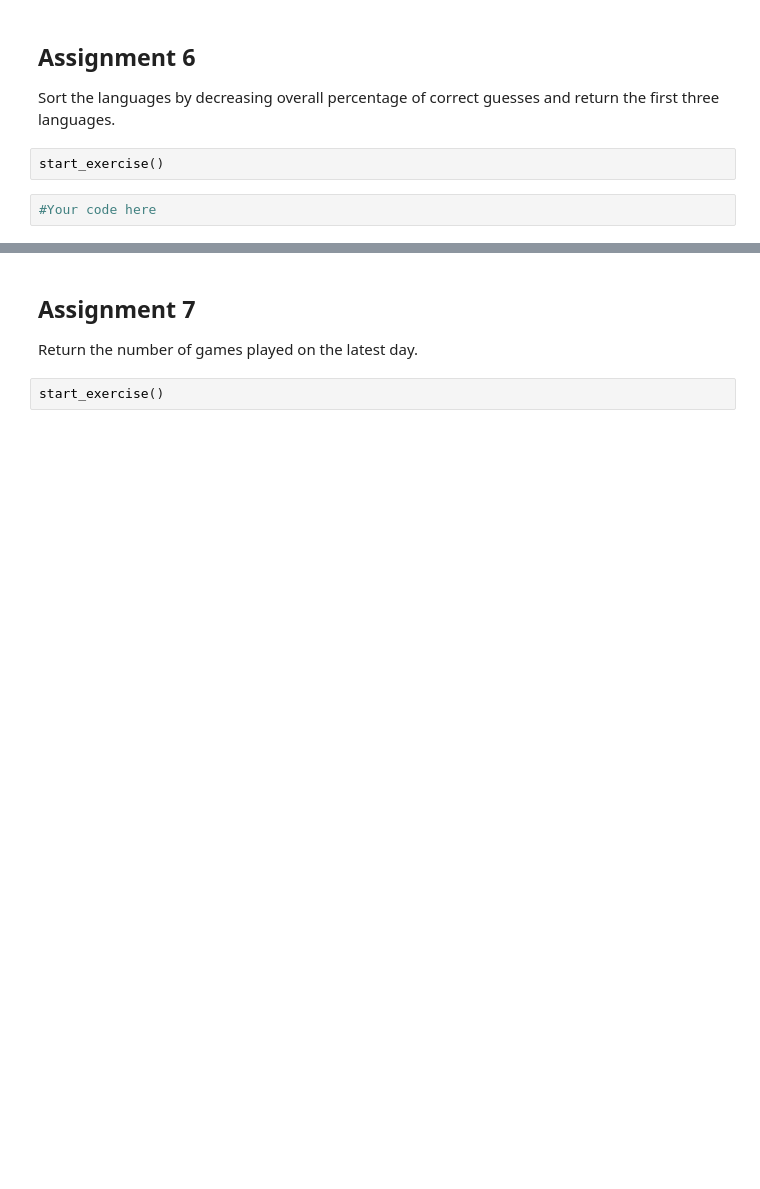
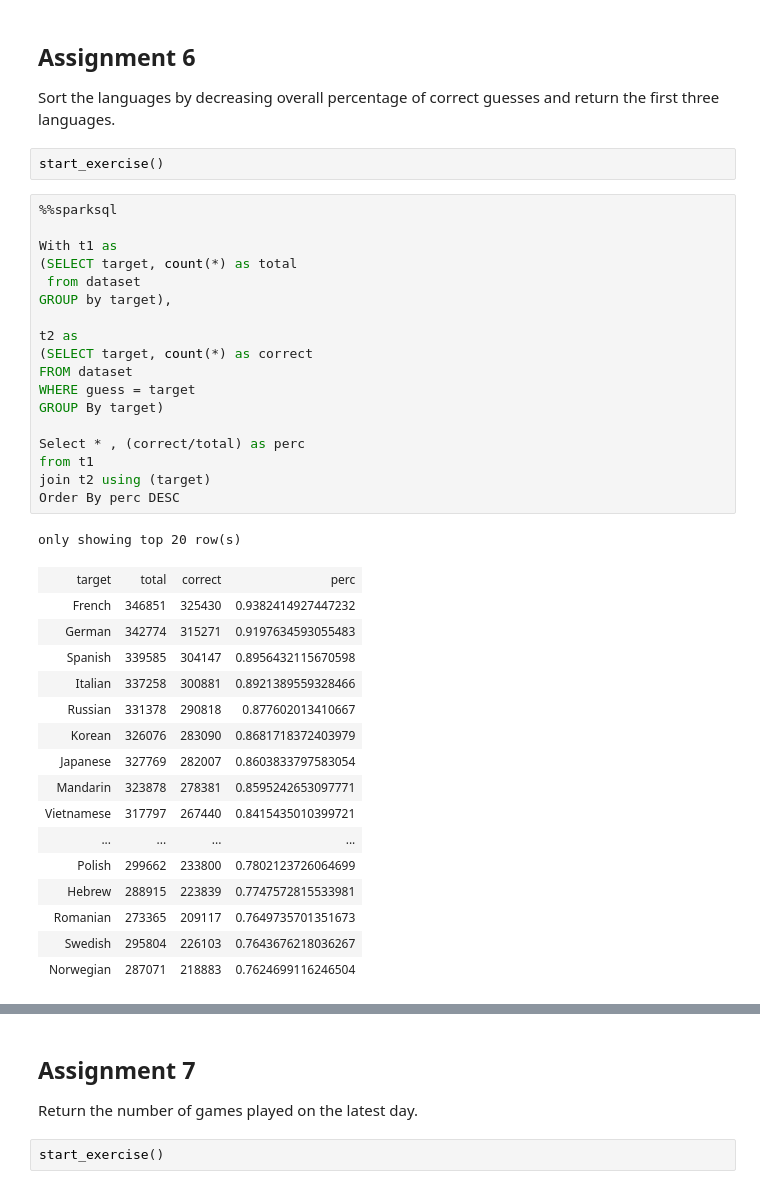
Before and after one commit to rainintime7/BIG_DATA, a Jupyter notebook: exercise09/Exercise09_DF_SparkSQL_Moodle.ipynb, the cells around one changed output, grey strips where cells are left out. Saved outputs shown, nothing was run; the diff lists cells and outputs as text; blank space fills up the shorter version.

Commit message:
Update Exercise09_DF_SparkSQL_Moodle.ipynb
solution to exer09 moodle

```diff
--- a/exercise09/Exercise09_DF_SparkSQL_Moodle.ipynb
+++ b/exercise09/Exercise09_DF_SparkSQL_Moodle.ipynb
@@ -246,7 +437,41 @@ finish_exercise()
 Sort the languages by decreasing overall percentage of correct guesses and return the first three languages.
 # %%
 start_exercise()
-# %%
-#Your code here
+# %%
+%%sparksql
+
+With t1 as
+(SELECT target, count(*) as total
+ from dataset
+GROUP by target),
+
+t2 as
+(SELECT target, count(*) as correct
+FROM dataset
+WHERE guess = target
+GROUP By target)
+
+Select * , (correct/total) as perc
+from t1
+join t2 using (target)
+Order By perc DESC
+# %% [output]
+only showing top 20 row(s)
+| target | total | correct | perc |
+| French | 346851 | 325430 | 0.9382414927447232 |
+| German | 342774 | 315271 | 0.9197634593055483 |
+| Spanish | 339585 | 304147 | 0.8956432115670598 |
+| Italian | 337258 | 300881 | 0.8921389559328466 |
+| Russian | 331378 | 290818 | 0.877602013410667 |
+| Korean | 326076 | 283090 | 0.8681718372403979 |
+| Japanese | 327769 | 282007 | 0.8603833797583054 |
+| Mandarin | 323878 | 278381 | 0.8595242653097771 |
+| Vietnamese | 317797 | 267440 | 0.8415435010399721 |
+| ... | ... | ... | ... |
+| Polish | 299662 | 233800 | 0.7802123726064699 |
+| Hebrew | 288915 | 223839 | 0.7747572815533981 |
+| Romanian | 273365 | 209117 | 0.7649735701351673 |
+| Swedish | 295804 | 226103 | 0.7643676218036267 |
+| Norwegian | 287071 | 218883 | 0.7624699116246504 |
 # %%
 finish_exercise()
```
Also changed, not shown: parts of 39 cells of this notebook.
